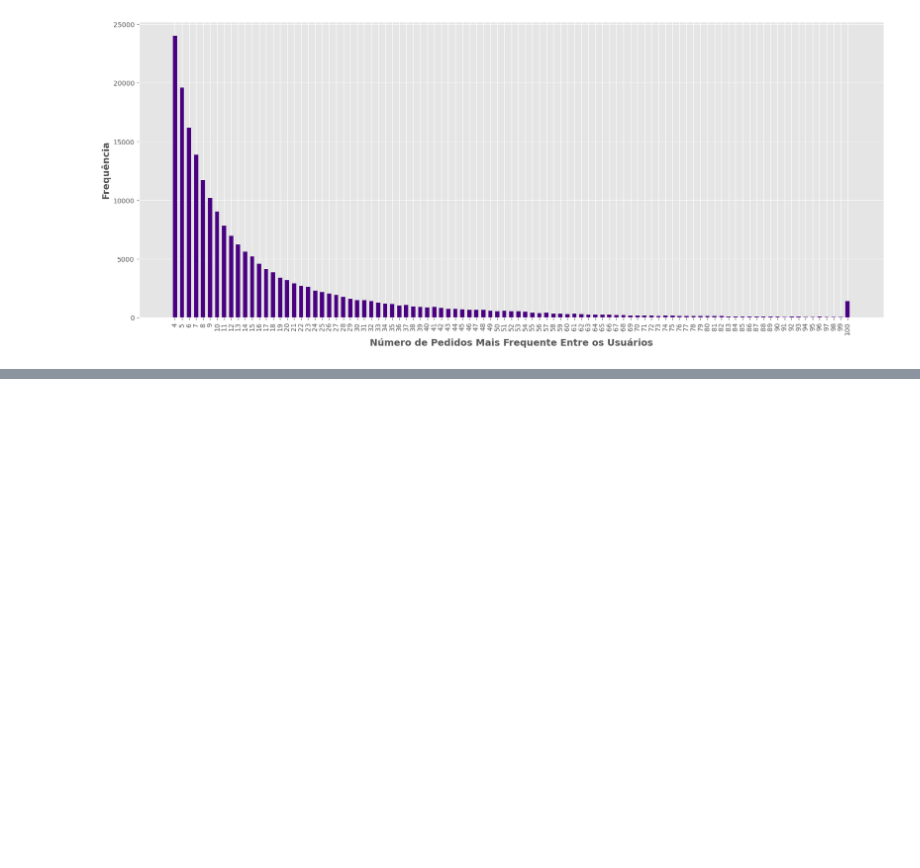
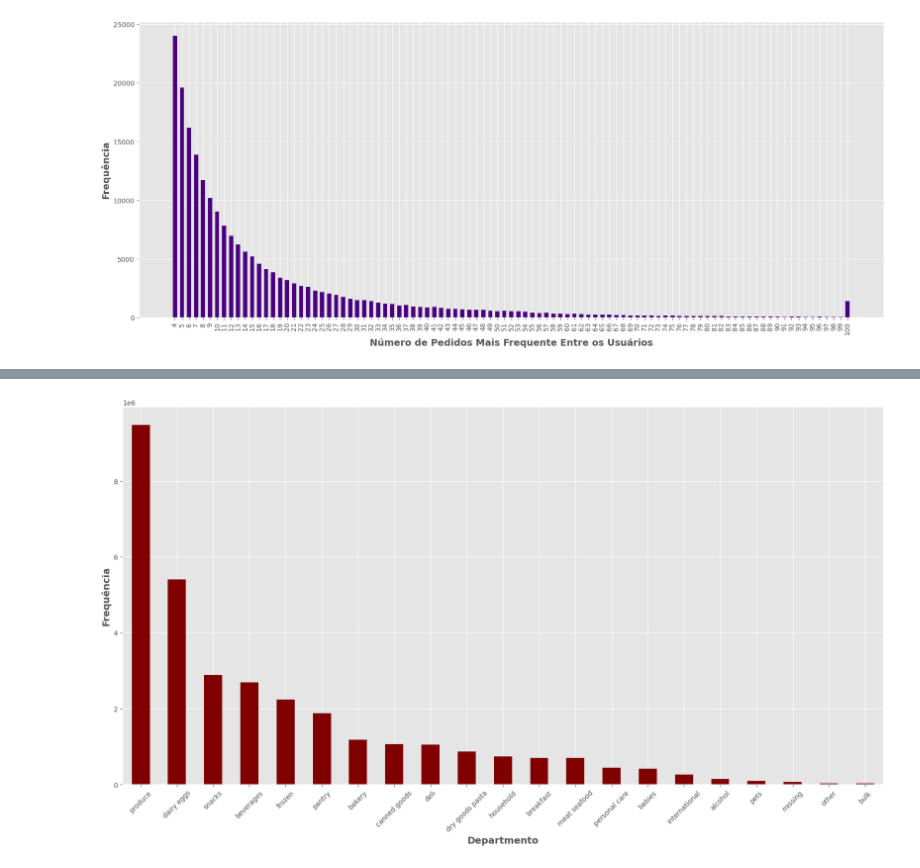
Before and after one commit to raulrosapacheco/Analise-Instacart-CestaDeMercado, a Jupyter notebook: Analise_Instacart_CestaDeMercado.ipynb, the cells around one changed output, grey strips where cells are left out. Saved outputs shown, nothing was run; the diff lists cells and outputs as text; code cells hidden in the pictures; blank space fills up the shorter version.

```diff
--- a/Analise_Instacart_CestaDeMercado.ipynb
+++ b/Analise_Instacart_CestaDeMercado.ipynb
@@ -257,0 +312,10 @@ plt.show()
+# %%
+# Plot
+plt.figure(figsize = (20,10))
+orders_by_departmant.plot(kind = 'bar', color = 'maroon')
+plt.xticks(rotation = 45)
+plt.xlabel('Departmento', fontsize = 14, fontweight = 'bold')
+plt.ylabel('Frequência', fontsize = 14, fontweight = 'bold')
+plt.show()
+# %% [output]
+[figure, added]
```
Also changed, not shown: parts of 14 cells of this notebook.
